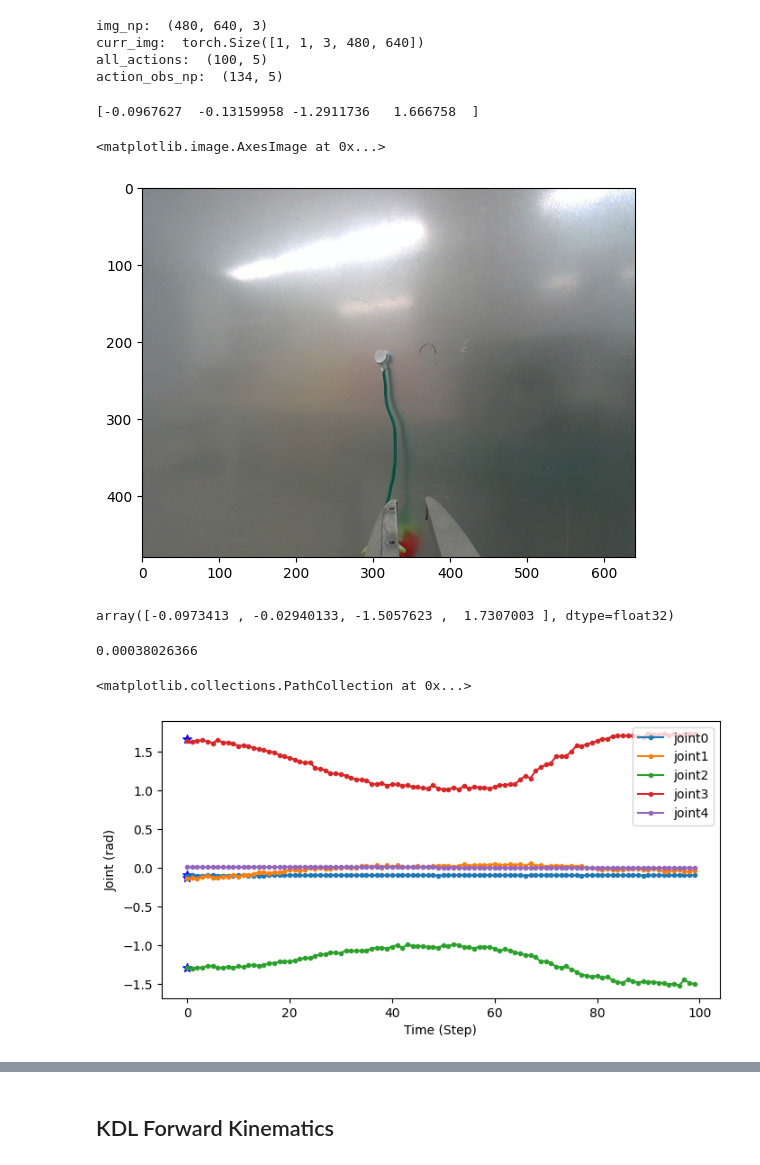
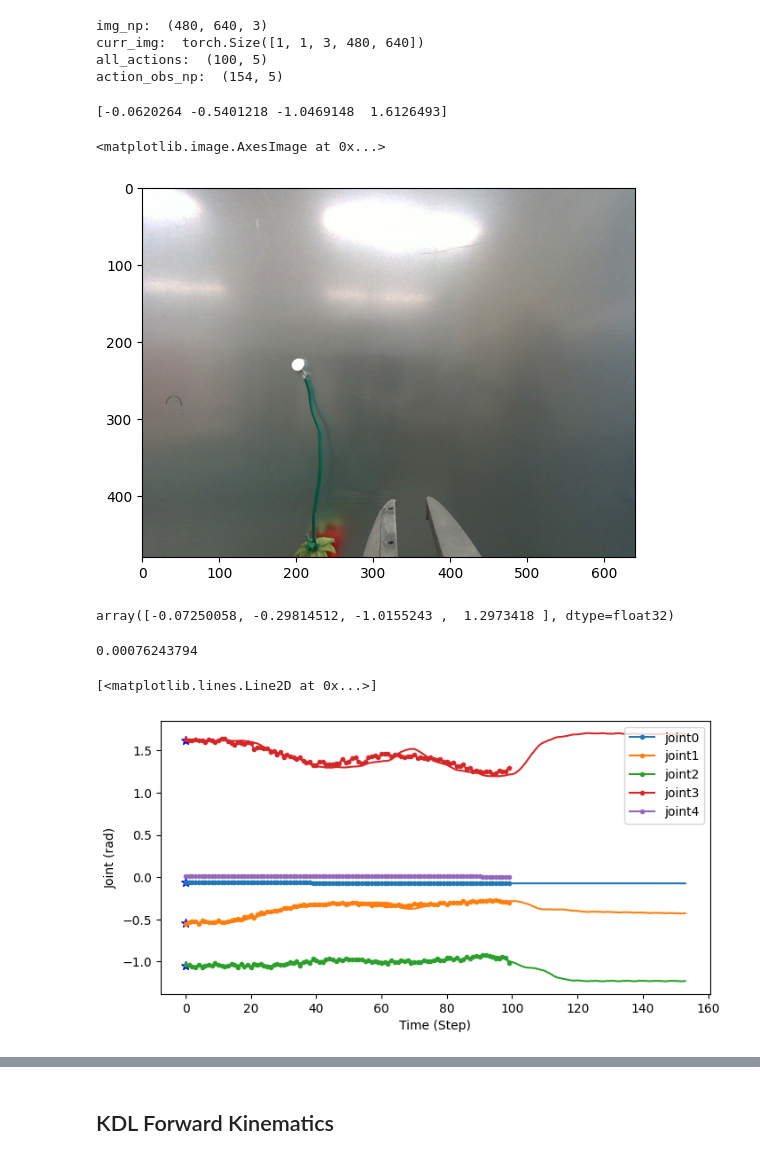
Before and after one commit to AgRoboticsResearch/act-plus-plus, a Jupyter notebook: playground/pangolin/inference_scara.ipynb, the cells around one changed output, grey strips where cells are left out. Cells and saved outputs as stored; diff of their text form; code cells hidden in the pictures.

```diff
--- a/playground/pangolin/inference_scara.ipynb
+++ b/playground/pangolin/inference_scara.ipynb
@@ -59,7 +65,7 @@ def pre_proccess_img(img):
     img_torch = (img_torch / 255.0).float().cuda().unsqueeze(0)
     return img_torch
 # %%
-h5data_file = "/mnt/data1/act/act_demo_scara_whiteboard_pick_one/data1/episode_2.hdf5"
+h5data_file = "/mnt/data1/act/act_demo_scara_whiteboard_pick_one/data1/episode_15.hdf5"
 
 with torch.inference_mode():
     with h5py.File(h5data_file, "r") as root:
@@ -85,16 +91,16 @@ with torch.inference_mode():
 img_np:  (480, 640, 3)
 curr_img:  torch.Size([1, 1, 3, 480, 640])
 all_actions:  (100, 5)
-action_obs_np:  (134, 5)
+action_obs_np:  (154, 5)
 # %%
 print(qpos_np)
 # %% [output]
-[-0.0967627  -0.13159958 -1.2911736   1.666758  ]
+[-0.0620264 -0.5401218 -1.0469148  1.6126493]
 # %%
 plt.imshow(cv.cvtColor(img_np, cv.COLOR_BGR2RGB))
 # %% [output]
 <matplotlib.image.AxesImage at 0x...>
-[figure, old version]
+[figure, new version]
 # %%
 joint_states_traj = []
 actual_actions = []
@@ -106,31 +112,36 @@ actual_actions = np.asarray(actual_actions)
 # %%
 actual_action[:4]
 # %% [output]
-array([-0.0973413 , -0.02940133, -1.5057623 ,  1.7307003 ], dtype=float32)
+array([-0.07250058, -0.29814512, -1.0155243 ,  1.2973418 ], dtype=float32)
 # %%
 actual_action[4]
 # %% [output]
-0.00038026366
+0.00076243794
 # %%
 # plot all joint states and label them
 plt.figure(figsize=(8, 4))
 plt.plot(actual_actions[:, 0], marker=".", label='joint0')
 plt.plot(actual_actions[:, 1], marker=".", label='joint1')
 plt.plot(actual_actions[:, 2], marker=".", label='joint2')
 plt.plot(actual_actions[:, 3], marker=".", label='joint3')
 plt.plot(actual_actions[:, 4], marker=".", label='joint4')
 
 plt.xlabel("Time (Step)")
 plt.ylabel("Joint (rad)")
 plt.legend()
 
 
 plt.scatter(0, qpos_np[0], marker="*", c="b", s=50, label='joint0')
 plt.scatter(0, qpos_np[1], marker="*", c="b", s=50, label='joint1')
 plt.scatter(0, qpos_np[2], marker="*", c="b", s=50, label='joint2')
 plt.scatter(0, qpos_np[3], marker="*", c="b", s=50, label='joint3')
 # plt.plot(np.arange(0, len(qpos_gts), 1), qpos_gts, c="r", label='joint5')
+steps_plot = np.arange(0, len(action_obs_np), 1)
+plt.plot(steps_plot, action_obs_np[:, 0],  c="C%i"%(0 ), label='joint0')
+plt.plot(steps_plot, action_obs_np[:, 1],  c="C%i"%(1 ), label='joint1')
+plt.plot(steps_plot, action_obs_np[:, 2],  c="C%i"%(2 ), label='joint2')
+plt.plot(steps_plot, action_obs_np[:, 3],  c="C%i"%(3 ), label='joint3')
 # %% [output]
-<matplotlib.collections.PathCollection at 0x...>
+[<matplotlib.lines.Line2D at 0x...>]
-[figure, old version]
+[figure, new version]
 # %%
```
Also changed, not shown: parts of 19 cells of this notebook, 9 other files.
